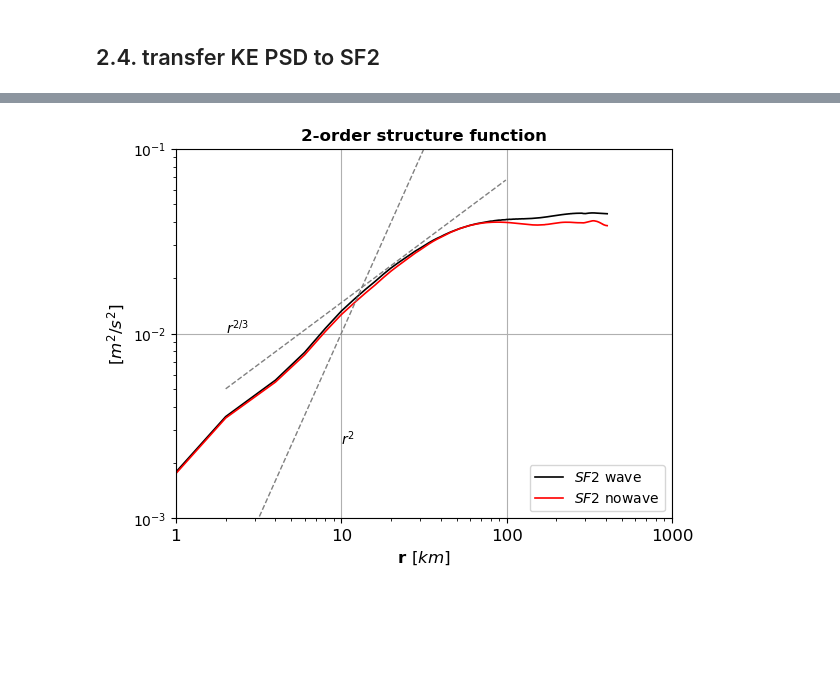
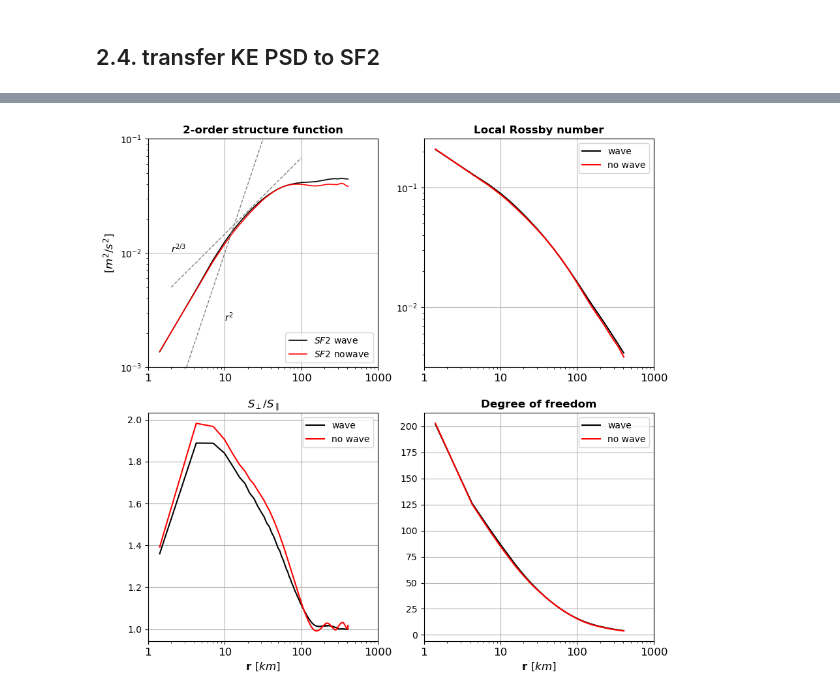
Before and after one commit to zsm1-hub/China_Israel, a Jupyter notebook: calc_HIT2D_Iceland_SF2.ipynb, the cells around one changed output, grey strips where cells are left out. Drawn from its saved outputs; the diff is of its cells as text; code cells hidden in the pictures; blank space fills up the shorter version.

```diff
--- a/calc_HIT2D_Iceland_SF2.ipynb
+++ b/calc_HIT2D_Iceland_SF2.ipynb
@@ -1392,4 +1392,5 @@ plt.show()
 N=287
 dx=2e3
 # del rbin
-rbin,_,_,_=test4_calc_SF2(uw[0,:,:], vw[0,:,:], N, dx)
+# rbin,_,_,_=test4_calc_SF2(uw[0,:,:], vw[0,:,:], N, dx)
+rbin,_,_,_=test2_calc_SF2(uw[0,:,:], vw[0,:,:], N)
@@ -1426,8 +1423,10 @@ ray.init(
 def process_single_timestep(ii, uw_slice, vw_slice,unw_slice, vnw_slice, N):
     """处理单个时间步的全部四组数据"""
     # 强制模块重新加载（解决Ray环境隔离问题）
-    rbin,SF2tw,SF2lw,SF2w=test4_calc_SF2(uw_slice,vw_slice,N,dx)
-    rbin,SF2tnw,SF2lnw,SF2nw=test4_calc_SF2(unw_slice,vnw_slice,N,dx)
+    # rbin,SF2tw,SF2lw,SF2w=test4_calc_SF2(uw_slice,vw_slice,N,dx)
+    # rbin,SF2tnw,SF2lnw,SF2nw=test4_calc_SF2(unw_slice,vnw_slice,N,dx)
+    rbin,SF2tw,SF2lw,SF2w=test2_calc_SF2(uw_slice,vw_slice,N)
+    rbin,SF2tnw,SF2lnw,SF2nw=test2_calc_SF2(unw_slice,vnw_slice,N)
     # rbin3,SF3tw,SF3lw=test4_calc_SF3(uw_slice,vw_slice,N,dx)
     # rbin3,SF3lw,SF3tw=calc_SF3_iso2(uw_slice,vw_slice,N)
 
@@ -1489,6 +1488,7 @@ ray.shutdown()
 # %% [markdown]
 ## 2.4. transfer KE PSD to SF2
 # %%
+rbin=rbin*2e3
 sf2_EKEisow = E2SF2(EKEisow, Kiso*2*np.pi,
                    np.mean(abs(Kiso[1:]-Kiso[:-1]))*2*np.pi, rbin)
 
@@ -1496,0 +1502,9 @@ sf2_EKEisonw = E2SF2(EKEisonw, Kiso*2*np.pi,
+# %%
+Tscalew=rbin/(np.nanmean(SF2w,1)**(1/2))
+Tscalenw=rbin/(np.nanmean(SF2nw,1)**(1/2))
+Tmax=SF2w.shape[1]*3600
+
+
+f=np.nanmean(grid['f'].values)
+local_Ro_w=np.sqrt(np.nanmean(SF2w,1))/f/rbin
+local_Ro_nw=np.sqrt(np.nanmean(SF2nw,1))/f/rbin
@@ -1497,31 +1531,75 @@ sf2_EKEisonw = E2SF2(EKEisonw, Kiso*2*np.pi,
 # %%
-plt.loglog(rbin*1e-3, np.nanmean(SF2w,1), linewidth=1.2,
+fig3,ax3=plt.subplots(2,2,figsize=(10,10))
+
+ax3[0][0].loglog(rbin*1e-3, np.nanmean(SF2w,1), linewidth=1.2,
            label='$SF2$ wave',color='k')
-# plt.loglog(rbin*1e-3, sf2_EKEisow, linewidth=1.2,
+# ax3[0][0].loglog(rbin*1e-3, sf2_EKEisow, linewidth=1.2,
 #            label='$SF2$ wave -from  KE  spec',color='k',linestyle='--')
 
-plt.loglog(rbin*1e-3, np.nanmean(SF2nw,1), linewidth=1.2,
+ax3[0][0].loglog(rbin*1e-3, np.nanmean(SF2nw,1), linewidth=1.2,
            label='$SF2$ nowave',color='r')
 # plt.loglog(rbin*1e-3, sf2_EKEisonw, linewidth=1.2,
 #            label='$SF2$ nowave -from  KE  spec',color='r',linestyle='--')
 
-plt.loglog(np.arange(2, 100, 1), np.arange(2, 100, 1)**(2)/(1e4), '--', linewidth=1, color='gray')
-plt.text(10, 10**-2.6, r'$r^{2}$')
+ax3[0][0].loglog(np.arange(2, 100, 1), np.arange(2, 100, 1)**(2)/(1e4), '--', linewidth=1, color='gray')
+ax3[0][0].text(10, 10**-2.6, r'$r^{2}$')
 
-plt.loglog(np.arange(2, 100, 1), np.arange(2, 100, 1)**(2/3)/(10**2.5), '--', linewidth=1, color='gray')
-plt.text(2, 10**-2, r'$r^{2/3}$')
+ax3[0][0].loglog(np.arange(2, 100, 1), np.arange(2, 100, 1)**(2/3)/(10**2.5), '--', linewidth=1, color='gray')
+ax3[0][0].text(2, 10**-2, r'$r^{2/3}$')
 
-plt.grid(True)
+ax3[0][0].grid(True)
 
-ax = plt.gca()
-ax.set_xticks([1,10,100,1000])
-ax.set_xticklabels(['1', '10', '100','1000'], fontsize=12)
-ax.set_ylim([1e-3,1e-1])
-plt.xlabel('r $[km]$',fontsize=12,fontweight='bold')
-plt.ylabel('$[m^{2}/s^{2} ]$',fontsize=12,fontweight='bold')
-plt.title('2-order structure function',fontsize=12,fontweight='bold')
-plt.legend(loc=4)
+ax3[0][0].set_xticks([1,10,100,1000])
+ax3[0][0].set_xticklabels(['1', '10', '100','1000'], fontsize=12)
+ax3[0][0].set_ylim([1e-3,1e-1])
+# ax3[0][0].set_xlabel('r $[km]$',fontsize=12,fontweight='bold')
+ax3[0][0].set_ylabel('$[m^{2}/s^{2} ]$',fontsize=12,fontweight='bold')
+ax3[0][0].set_title('2-order structure function',fontsize=12,fontweight='bold')
+ax3[0][0].legend(loc=4)
 # plt.savefig('D:/LIN2023/model/RoyBarkan/SF3_RLS-main/fig1_KEspec_RB.png', bbox_inches = 'tight', format='png', dpi=500)
+
+
+# ax3[0][1].semilogx(rbin*1e-3,np.nanmean(SF2tw,1)/np.nanmean(SF2lw,1))
+
+ax3[1][0].semilogx(rbin*1e-3,np.nanmean(SF2tw,1)/np.nanmean(SF2lw,1),color='k', label='wave')
+ax3[1][0].semilogx(rbin*1e-3,np.nanmean(SF2tnw,1)/np.nanmean(SF2lnw,1),color='r', label='no wave')
+ax3[1][0].grid(True)
+
+ax3[1][0].set_xticks([1,10,100,1000])
+ax3[1][0].set_xticklabels(['1', '10', '100','1000'], fontsize=12)
+ax3[1][0].set_xlabel('r $[km]$',fontsize=12,fontweight='bold')
+# ax3[1][0].set_ylabel('$[m^{2}/s^{2} ]$',fontsize=12,fontweight='bold')
+ax3[1][0].set_title(r'$S_{\perp}/S_{\parallel}$',fontsize=12,fontweight='bold')
+ax3[1][0].legend(loc=1)
+
+
+
+
+ax3[0][1].loglog(rbin*1e-3,local_Ro_w,color='k', label='wave')
+ax3[0][1].loglog(rbin*1e-3,local_Ro_nw,color='r', label='no wave')
+ax3[0][1].grid(True)
+
+ax3[0][1].set_xticks([1,10,100,1000])
+ax3[0][1].set_xticklabels(['1', '10', '100','1000'], fontsize=12)
+# ax3[0][1].set_xlabel('r $[km]$',fontsize=12,fontweight='bold')
+# ax3[0][1].set_ylabel('$[m^{2}/s^{2} ]$',fontsize=12,fontweight='bold')
+ax3[0][1].set_title(r'Local Rossby number',fontsize=12,fontweight='bold')
+ax3[0][1].legend(loc=1)
+
+
+ax3[1][1].semilogx(rbin*1e-3,Tmax/Tscalew,color='k', label='wave')
+ax3[1][1].semilogx(rbin*1e-3,Tmax/Tscalenw,color='r', label='no wave')
+ax3[1][1].grid(True)
+ax3[1][1].set_xticks([1,10,100,1000])
+ax3[1][1].set_xticklabels(['1', '10', '100','1000'], fontsize=12)
+ax3[1][1].set_xlabel('r $[km]$',fontsize=12,fontweight='bold')
+# ax3[1][1].set_ylabel('$[m^{2}/s^{2} ]$',fontsize=12,fontweight='bold')
+ax3[1][1].set_title(r'Degree of freedom',fontsize=12,fontweight='bold')
+ax3[1][1].legend(loc=1)
+
+
+
+
 plt.show()
 # %% [output]
-[figure, old version]
+[figure, new version]
```
Also changed, not shown: parts of 10 cells of this notebook.
